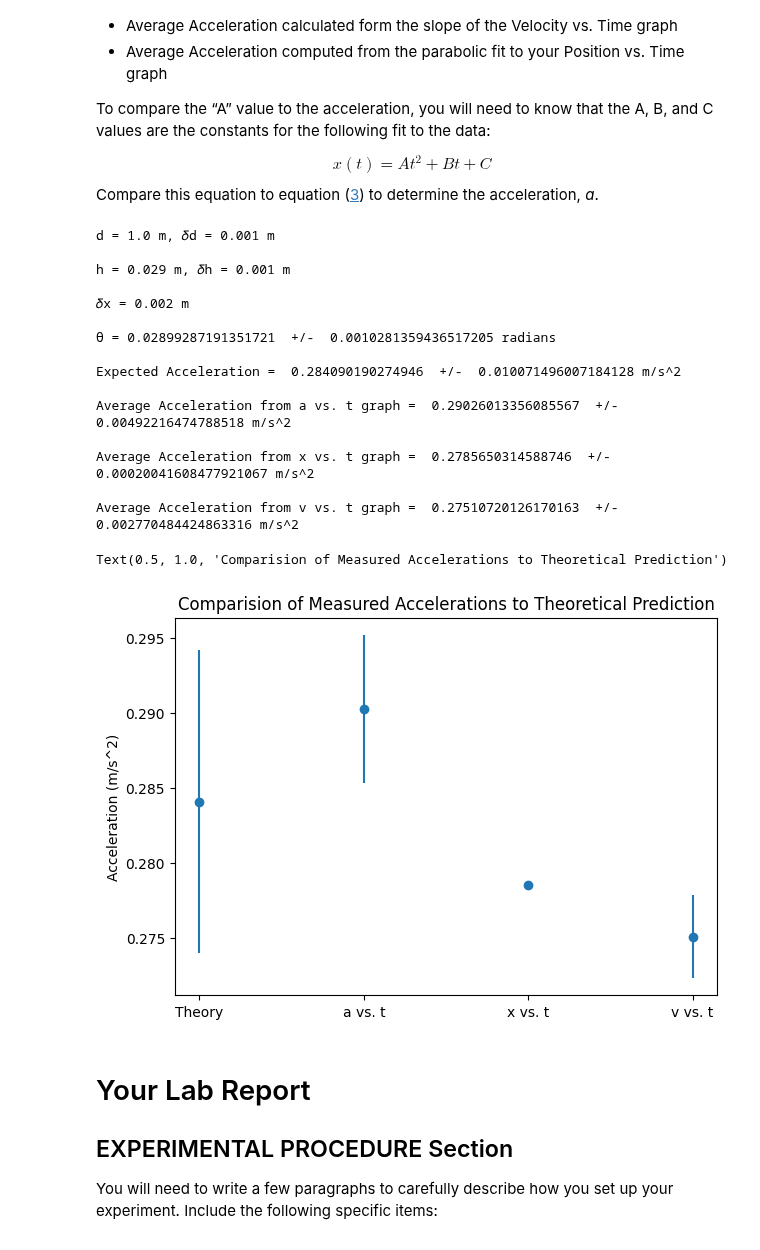
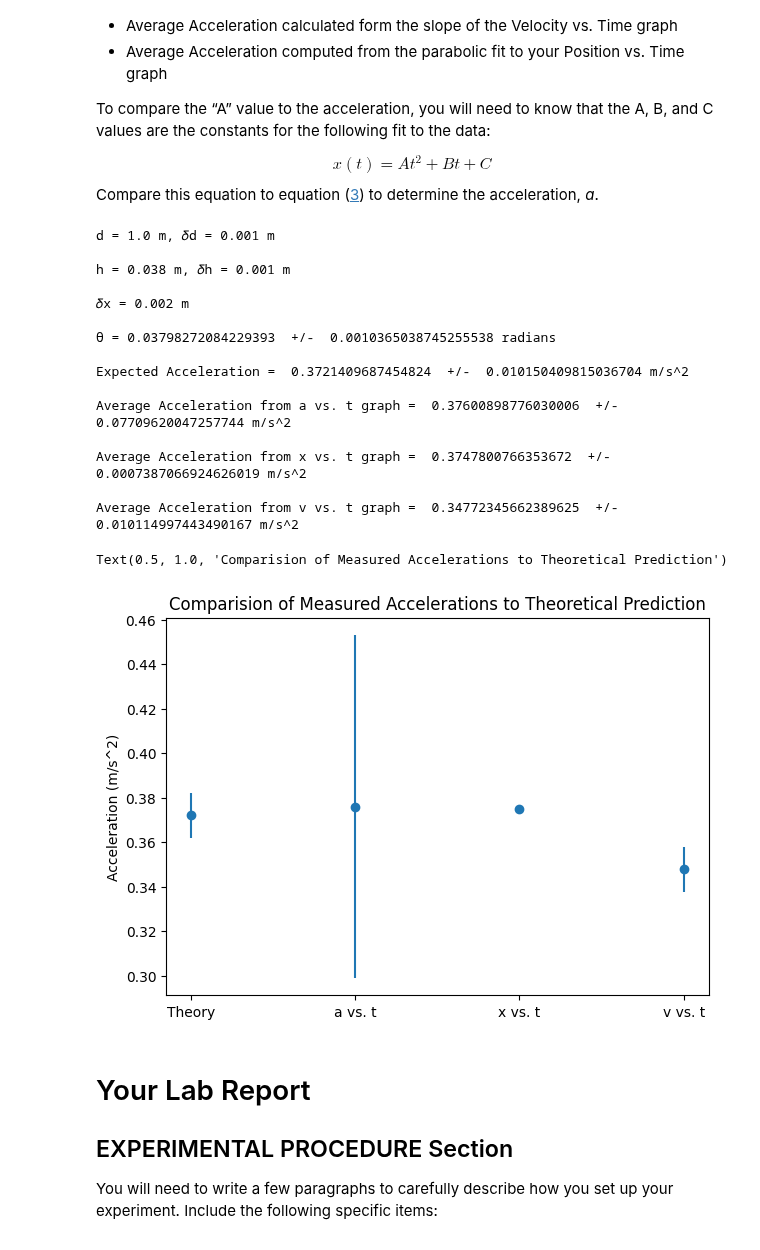
Before and after one commit to brash99/PhysicsLabs, a Jupyter notebook: PHYS201L/JupyterNotebooks/Lab2/Lab2.ipynb, the cells around one changed output. Drawn from its saved outputs; the diff is of its cells as text; code cells hidden in the pictures.

```diff
--- a/PHYS201L/JupyterNotebooks/Lab2/Lab2.ipynb
+++ b/PHYS201L/JupyterNotebooks/Lab2/Lab2.ipynb
@@ -496,7 +498,7 @@ This time, let’s allow the Capstone software to analyze our data:
 # Acceleration vs Time Graph (Tilted Airtrack)
 
 # Reads the name of the csv file and gets the data
-df = pd.read_csv("./Lab2_Inclined_Airtrack.csv")
+df = pd.read_csv("./new_data/Lab2_Inclined_Airtrack.csv")
 
 # Prints information about the file
 df.info()
@@ -625,7 +627,7 @@ plt.xlabel('Time (s)')
 plt.title('Velocity vs. Time')
 
 # Takes the x and y values to make a trendline
-intercept2, slope2, dintercept2, dslope2 = linear_fit_plot_errors(xi,yi,Delta_v,plt,0.8,3.6,"Linear Fit",'r-')
+intercept2, slope2, dintercept2, dslope2 = linear_fit_plot_errors(xi,yi,Delta_v,plt,0.2,3.8,"Linear Fit",'r-')
 
 #Adds the legend to the plot
 plt.legend()
@@ -667,7 +669,7 @@ d = 1.000
 uncertainty_d = 0.001
 
 # The thickness of the 2x4 and the uncertainty in that thickness (m)
-h = 0.029
+h = 0.038
 uncertainty_h = 0.001
 
 # Your new uncertainty in cart position
@@ -717,40 +719,40 @@ print ("Average Acceleration from x vs. t graph = ",a_experiment_2," +/- ",da_ex
 a_experiment_3 = slope2
 da_experiment_3 = dslope2
 
 print()
 print ("Average Acceleration from v vs. t graph = ",a_experiment_3," +/- ",da_experiment_3,"m/s^2")
 
 print()
 print()
 
 x = ['Theory','a vs. t','x vs. t','v vs. t']
 dx = ['','','','']
 y = np.array([a_theory,a_experiment_1,a_experiment_2,a_experiment_3])
 dy = np.array([da_theory,da_experiment_1,da_experiment_2,da_experiment_3])
 
 fig=plt.figure(figsize=(7,5), dpi= 100, facecolor='w', edgecolor='k')
 
 plt.errorbar(x,y,dy,fmt='o')
 plt.ylabel('Acceleration (m/s^2)')
 plt.title('Comparision of Measured Accelerations to Theoretical Prediction')
 # %% [output]
 d = 1.0 m, 𝛿d = 0.001 m
 
-h = 0.029 m, 𝛿h = 0.001 m
+h = 0.038 m, 𝛿h = 0.001 m
 
 𝛿x = 0.002 m
 
-θ = 0.02899287191351721  +/-  0.0010281359436517205 radians
+θ = 0.03798272084229393  +/-  0.0010365038745255538 radians
 
-Expected Acceleration =  0.284090190274946  +/-  0.010071496007184128 m/s^2
+Expected Acceleration =  0.3721409687454824  +/-  0.010150409815036704 m/s^2
 
-Average Acceleration from a vs. t graph =  0.29026013356085567  +/-  0.00492216474788518 m/s^2
+Average Acceleration from a vs. t graph =  0.37600898776030006  +/-  0.07709620047257744 m/s^2
 
-Average Acceleration from x vs. t graph =  0.2785650314588746  +/-  0.00020041608477921067 m/s^2
+Average Acceleration from x vs. t graph =  0.3747800766353672  +/-  0.0007387066924626019 m/s^2
 
-Average Acceleration from v vs. t graph =  0.27510720126170163  +/-  0.002770484424863316 m/s^2
+Average Acceleration from v vs. t graph =  0.34772345662389625  +/-  0.010114997443490167 m/s^2
 Text(0.5, 1.0, 'Comparision of Measured Accelerations to Theoretical Prediction')
-[figure, old version]
+[figure, new version]
 # %% [markdown]
 # Your Lab Report
 
```
Also changed, not shown: parts of 8 cells of this notebook, 1 other file.
